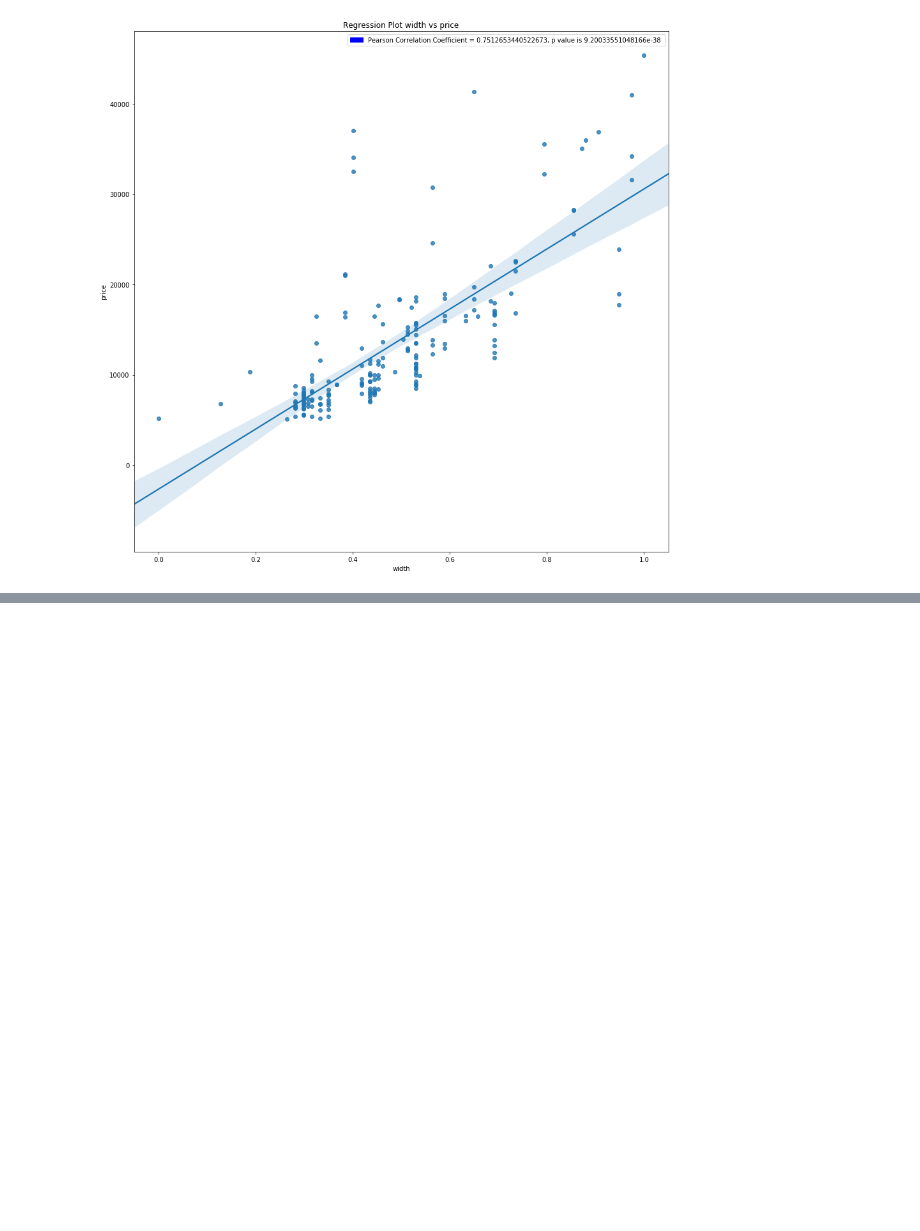
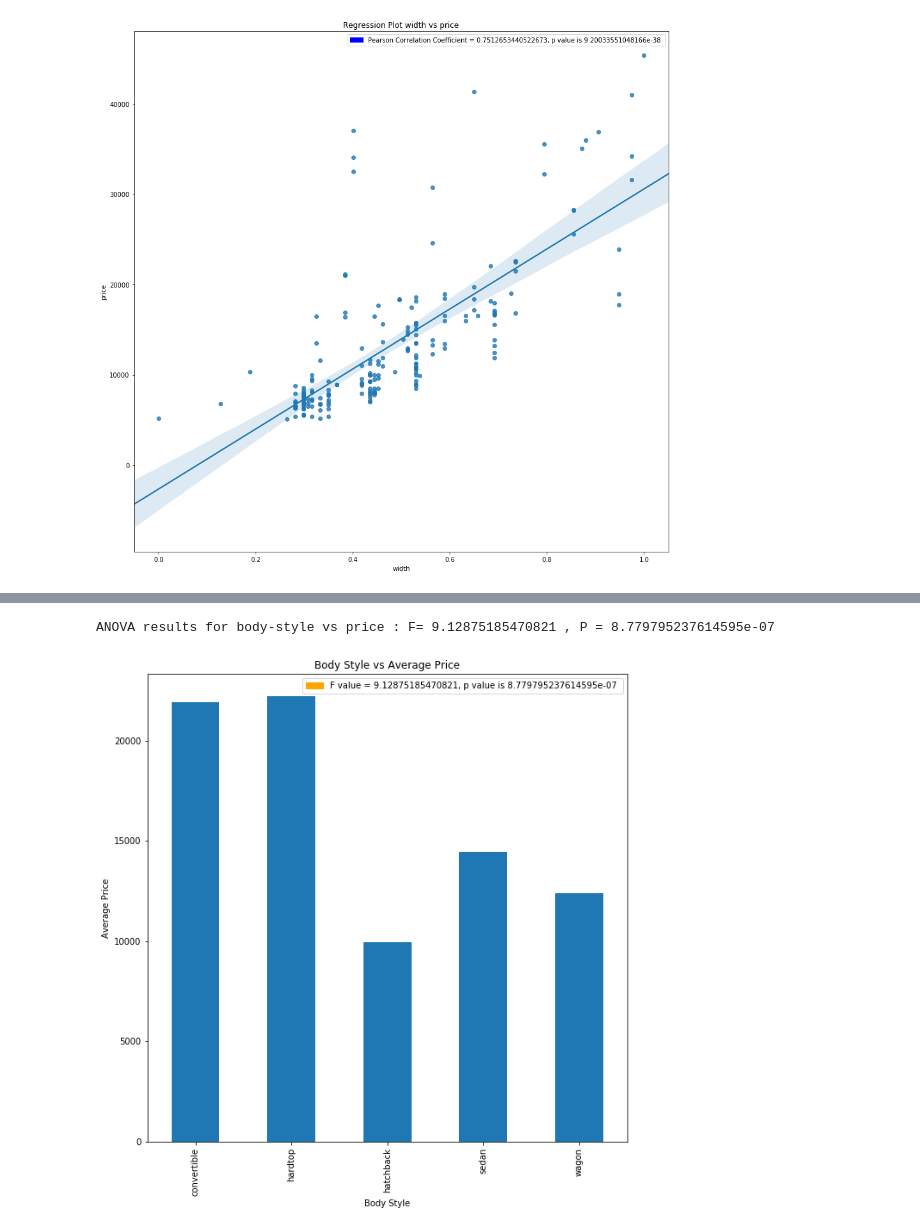
Before and after one commit to in-tandem/pandas_learning, a Jupyter notebook: data_analysis_auto_sales_history.ipynb, the cells around one changed output, grey strips where cells are left out. Drawn from its saved outputs; the diff is of its cells as text; code cells hidden in the pictures; blank space fills up the shorter version.

```diff
--- a/data_analysis_auto_sales_history.ipynb
+++ b/data_analysis_auto_sales_history.ipynb
@@ -657,0 +790,13 @@ Based on the above observations we can see that :
+# %%
+grouped_by_body_style =  data[['body-style','price']].groupby(['body-style'], as_index = False)
+mean_price_grouped_by_body_style = grouped_by_body_style.mean()
+mean_price_grouped_by_body_style.set_index('body-style', inplace= True)
+indices = list(mean_price_grouped_by_body_style.index)
+
+
+anova_results = calculateANOVA(data = prepareANOVAData(grouped_by_body_style, indices), xlabel='body-style', ylabel='price')
+plotBarChartAcrossCategories(mean_price_grouped_by_body_style, xlabel = 'Body Style', \
+                                 ylabel = 'Average Price', title = 'Body Style vs Average Price', anova_results = anova_results)
+# %% [output]
+ANOVA results for body-style vs price : F= 9.12875185470821 , P = 8.779795237614595e-07
+[figure, added]
```
Also changed, not shown: parts of 19 cells of this notebook.
